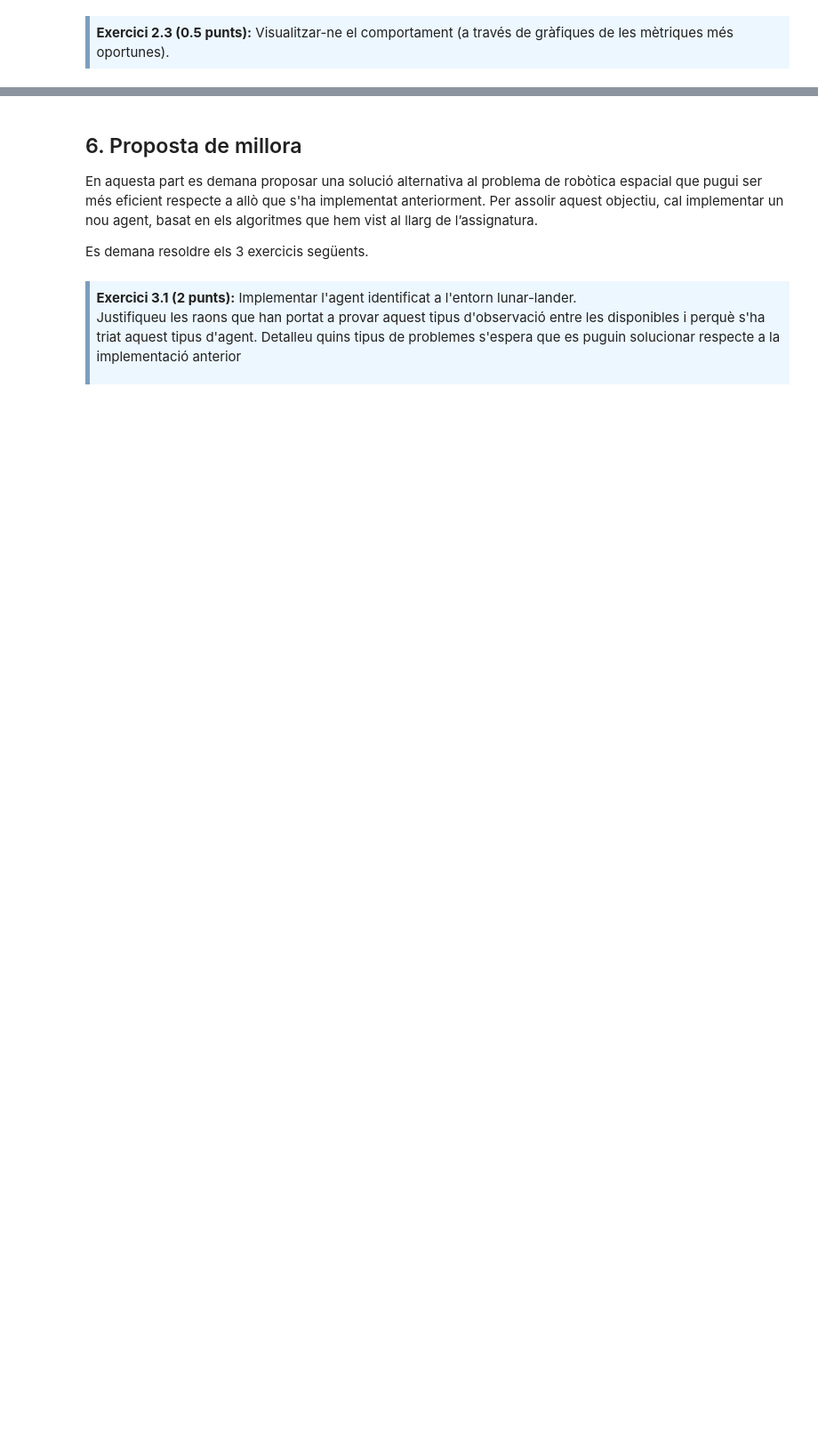
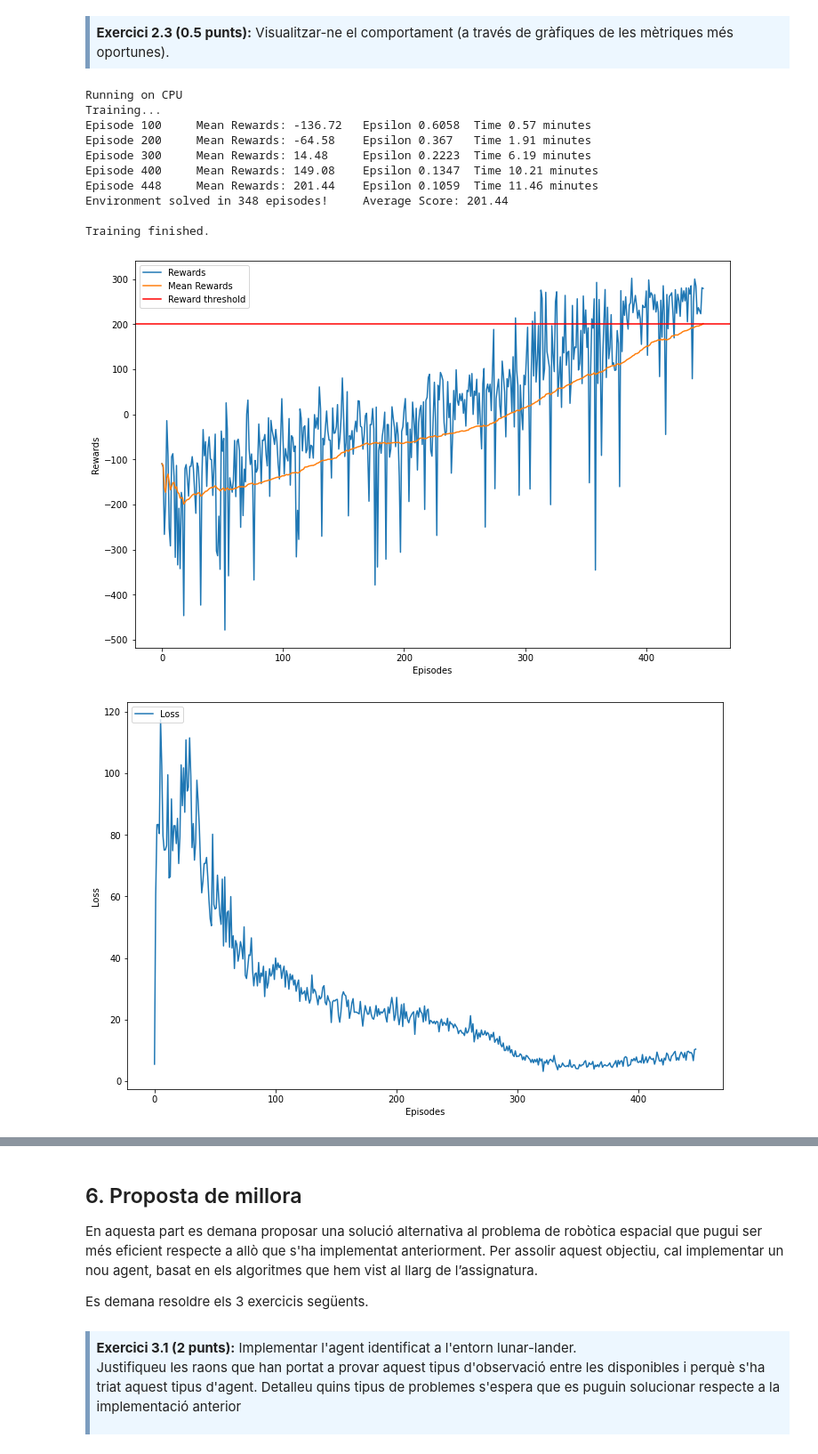
Before and after one commit to jordi-puig/master-data-science, a Jupyter notebook: reinforcement-learning/Practica/M2.983_2022_1_Practica-Sol.ipynb, the cells around one changed output, grey strips where cells are left out. Shown: that part at 89% size. Cells and saved outputs as stored; diff of their text form; code cells hidden in the pictures; blank space fills up the shorter version.

```diff
--- a/reinforcement-learning/Practica/M2.983_2022_1_Practica-Sol.ipynb
+++ b/reinforcement-learning/Practica/M2.983_2022_1_Practica-Sol.ipynb
@@ -713,3 +694,44 @@ env.close()
 <strong>Exercici 2.3 (0.5 punts):</strong> Visualitzar-ne el comportament (a través de
 gràfiques de les mètriques més oportunes).
 </div>
+# %%
+BUFFER_SIZE = 100000    # Màxima capacitat del buffer
+BATCH_SIZE = 64         # Conjunt a agafar del buffer per a la xarxa neuronal
+GAMMA = 0.99            # Valor gamma de l'equació de Bellman
+TAU = 1e-3              # Valor de tau per a soft update del target network
+LEARNING_RATE = 0.001   # Velocitat d'aprenentatge
+DNN_UPD = 1             # Freqüència d'actualització de la xarxa neuronal
+
+N_EPISODES=2000
+MAX_T=1000
+EPS_START=1.0
+EPS_MIN=0.01
+EPS_DECAY=0.995
+NBLOCK =100
+MIN_EPISODES=250
+REWARD_THRESHOLD = 200  # Valor de recompensa per a considerar l'entrenament com a completat
+
+# inicialització de l'entorn de gym
+env = gym.make('LunarLander-v2')
+# inicialització de l'agent amb els paràmetres de l'exercici
+agent = Agent(env, seed=0, learning_rate=LEARNING_RATE, gamma=GAMMA, tau=TAU, buffer_size=BUFFER_SIZE, batch_size=BATCH_SIZE, dnn_upd=DNN_UPD)
+# entrenament de l'agent
+scores = agent.train(N_EPISODES, MAX_T, EPS_START, EPS_MIN, EPS_DECAY, NBLOCK, MIN_EPISODES, REWARD_THRESHOLD)
+
+plot_rewards(agent)
+plot_loss(agent)
+plot_epsilon(agent)
+env.close()
+# %% [output]
+Running on CPU
+Training...
+Episode 100     Mean Rewards: -136.72   Epsilon 0.6058  Time 0.57 minutes
+Episode 200     Mean Rewards: -64.58    Epsilon 0.367   Time 1.91 minutes
+Episode 300     Mean Rewards: 14.48     Epsilon 0.2223  Time 6.19 minutes
+Episode 400     Mean Rewards: 149.08    Epsilon 0.1347  Time 10.21 minutes
+Episode 448     Mean Rewards: 201.44    Epsilon 0.1059  Time 11.46 minutes
+Environment solved in 348 episodes!     Average Score: 201.44
+
+Training finished.
+[figure, added]
+[figure, added]
```
Also changed, not shown: parts of 19 cells of this notebook, 3 other files.
